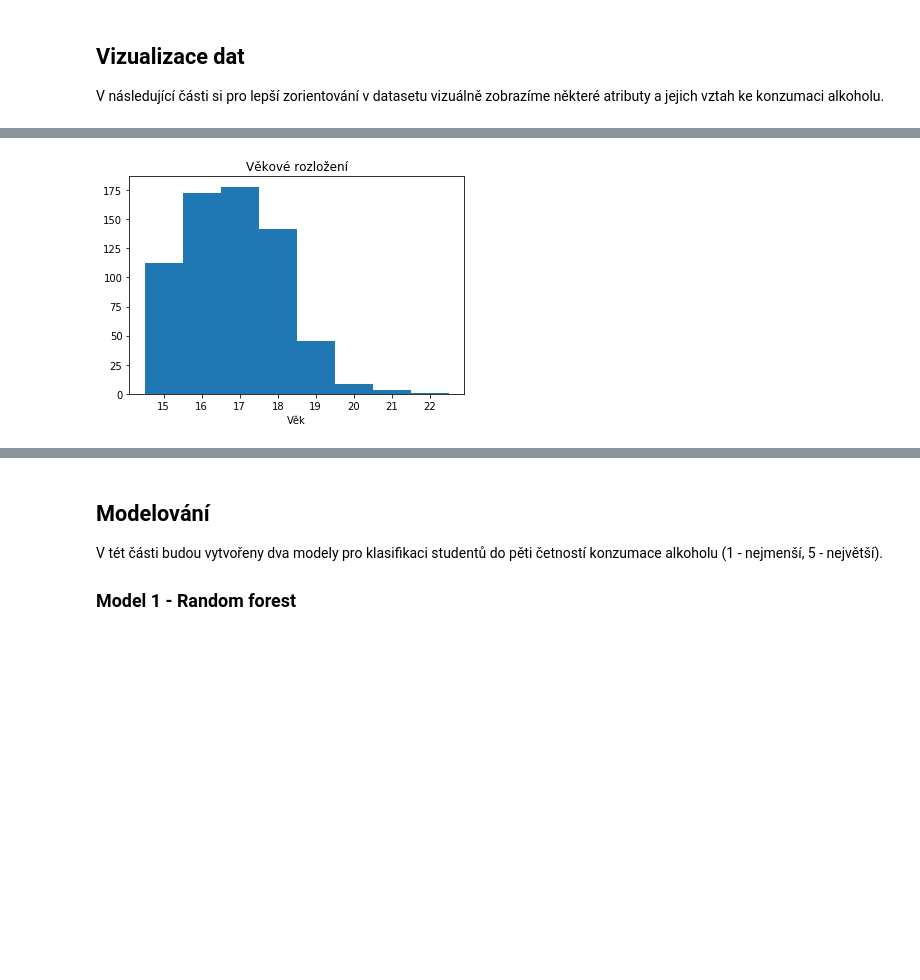
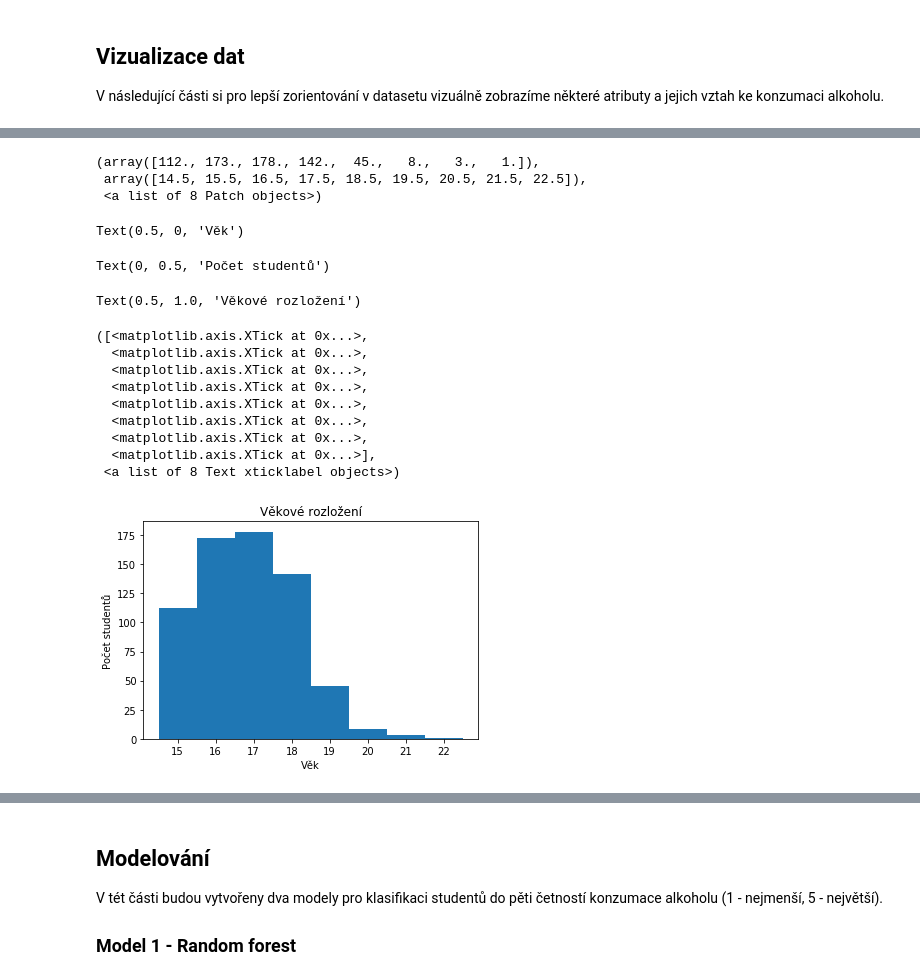
Before and after one commit to skaryys/python_semestralka, a Jupyter notebook: student_alcohol_consumption.ipynb, the cells around one changed output, grey strips where cells are left out. Cells and saved outputs as stored; diff of their text form; code cells hidden in the pictures; blank space fills up the shorter version.

```diff
--- a/student_alcohol_consumption.ipynb
+++ b/student_alcohol_consumption.ipynb
@@ -155,12 +168,28 @@ plt.show()
 # %%
 bins = np.arange(14.5,23,1)
 plt.hist(df['age'],bins=bins)
 plt.xlabel('Věk')
+plt.ylabel("Počet studentů")
 plt.title('Věkové rozložení')
 plt.xticks(range(15,23))
 plt.show()
 # %% [output]
+(array([112., 173., 178., 142.,  45.,   8.,   3.,   1.]),
+ array([14.5, 15.5, 16.5, 17.5, 18.5, 19.5, 20.5, 21.5, 22.5]),
+ <a list of 8 Patch objects>)
+Text(0.5, 0, 'Věk')
+Text(0, 0.5, 'Počet studentů')
+Text(0.5, 1.0, 'Věkové rozložení')
+([<matplotlib.axis.XTick at 0x...>,
+  <matplotlib.axis.XTick at 0x...>,
+  <matplotlib.axis.XTick at 0x...>,
+  <matplotlib.axis.XTick at 0x...>,
+  <matplotlib.axis.XTick at 0x...>,
+  <matplotlib.axis.XTick at 0x...>,
+  <matplotlib.axis.XTick at 0x...>,
+  <matplotlib.axis.XTick at 0x...>],
+ <a list of 8 Text xticklabel objects>)
-[figure, old version]
+[figure, new version]
 # %%
 plt.bar([0,1],df['sex'].value_counts())
 plt.xlabel('Pohlaví')
```
Also changed, not shown: parts of 11 cells of this notebook.
